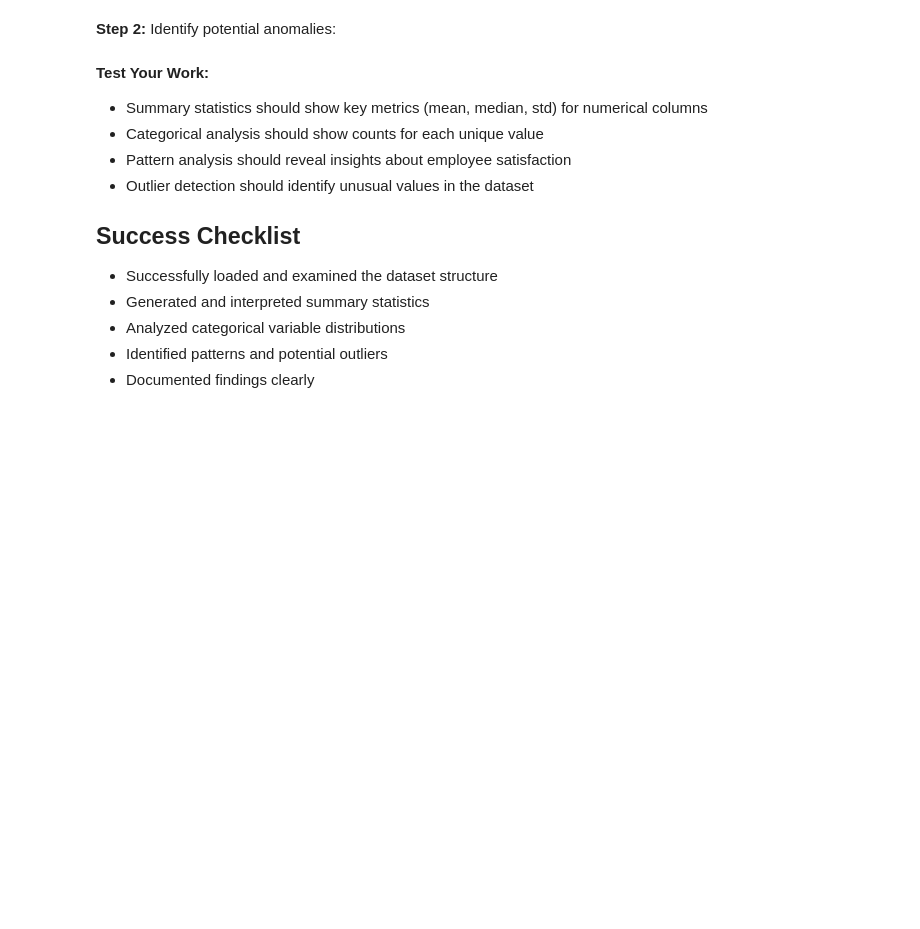
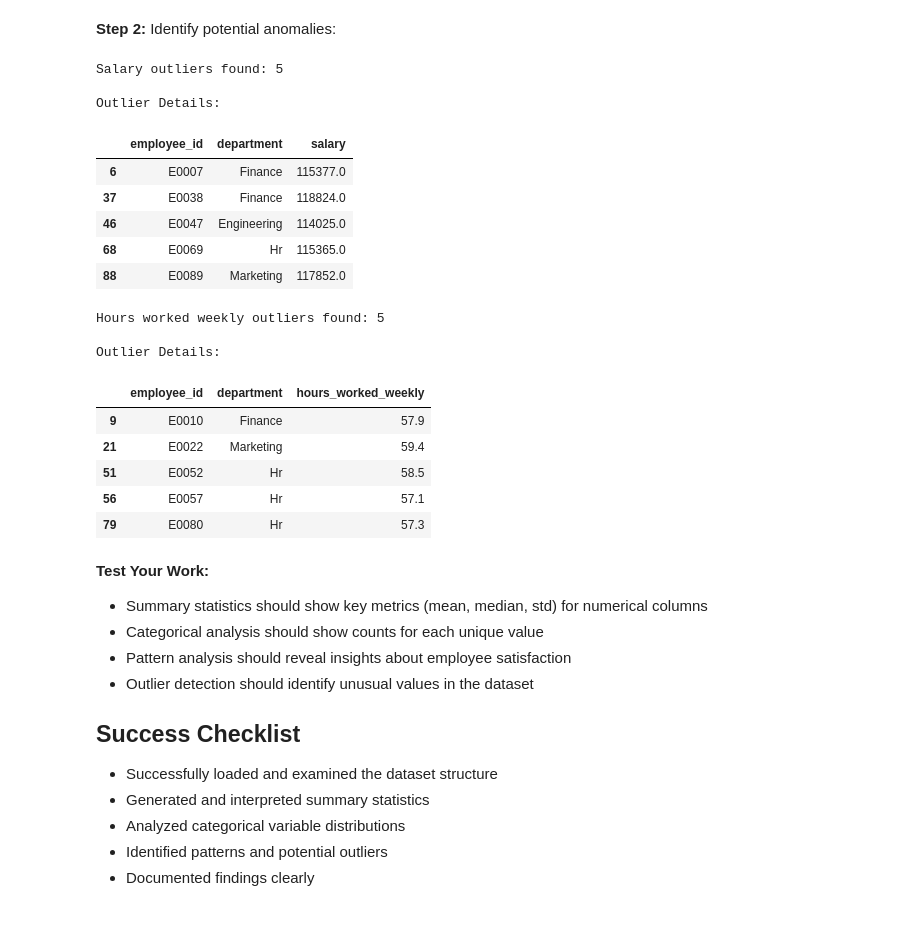
Before and after one commit to Abisais/my-data-project, a Jupyter notebook: Guided_EDA_Exercises.ipynb, the cells around one changed output. Cells and saved outputs as stored; diff of their text form; code cells hidden in the pictures; blank space fills up the shorter version.

```diff
--- a/Guided_EDA_Exercises.ipynb
+++ b/Guided_EDA_Exercises.ipynb
@@ -52,0 +112,18 @@ Now we'll calculate and interpret basic statistics.
+# %%
+# Clean and calculate value counts for work_mode and department
+df['department'] = df['department'].str.capitalize()
+df['promotion_eligible'] = df['promotion_eligible'].replace({'Y': 'Yes', 'N': 'No'})
+df['work_mode'] = df['work_mode'].str.replace('remote work','Remote').str.capitalize()
+
+df['department'] = df['department'].fillna(df['department'].mode()[0])
+df['promotion_eligible'] = df['promotion_eligible'].fillna(df['promotion_eligible'].mode()[0])
+df['work_mode'] = df['work_mode'].fillna(df['work_mode'].mode()[0])
+
+print("\nDepartment distribution:")
+print(df['department'].value_counts())
+
+print("\nPromotion distribution:")
+print(df['promotion_eligible'].value_counts())
+
+print("\nWork mode distribution:")
+print(df['work_mode'].value_counts())
@@ -64,7 +172,45 @@ Let's explore relationships between variables.
 <b>Step 2:</b> Identify potential anomalies:
 # %%
 # Check for outliers in salary and hours_worked_weekly (remember to fill NaN values with appropriate values)
-# YOUR CODE HERE
+def identify_outliers(df, column):  # We define a function with parameters for the DataFrame and column to analyze
+    Q1 = df[column].quantile(0.25)  # The quantile() method calculates the 25th percentile
+    Q3 = df[column].quantile(0.75)  # The quantile() method calculates the 75th percentile
+    IQR = Q3 - Q1                   # We manually calculate the Interquartile Range
+    lower_bound = Q1 - 1.5 * IQR    # Calculate the lower threshold for outliers using the standard formula
+    upper_bound = Q3 + 1.5 * IQR    # Calculate the upper threshold for outliers using the standard formula
+
+    # Using Boolean indexing to filter the DataFrame for values outside our bounds
+    outliers = df[(df[column] < lower_bound) | (df[column] > upper_bound)]
+    return outliers  # The function returns a DataFrame containing only the outlier rows
+
+salary_outliers = identify_outliers(df, 'salary')  # We call our custom function on the salary column
+print("Salary outliers found:", len(salary_outliers))  # The len() function counts how many outliers we found
+print("\nOutlier Details:")
+display(salary_outliers[['employee_id', 'department', 'salary']].head())  # We use double brackets to select multiple columns of interest
+
+hours_worked_outliers = identify_outliers(df, 'hours_worked_weekly')
+print("\nHours worked weekly outliers found:", len(hours_worked_outliers))  # The len() function counts how many outliers we found
+print("\nOutlier Details:")
+display(hours_worked_outliers[['employee_id','department', 'hours_worked_weekly']].head())  # We use double brackets to select multiple columns of interest
+# %% [output]
+Salary outliers found: 5
+
+Outlier Details:
+|  | employee_id | department | salary |
+| 6 | E0007 | Finance | 115377.0 |
+| 37 | E0038 | Finance | 118824.0 |
+| 46 | E0047 | Engineering | 114025.0 |
+| 68 | E0069 | Hr | 115365.0 |
+| 88 | E0089 | Marketing | 117852.0 |
+Hours worked weekly outliers found: 5
+
+Outlier Details:
+|  | employee_id | department | hours_worked_weekly |
+| 9 | E0010 | Finance | 57.9 |
+| 21 | E0022 | Marketing | 59.4 |
+| 51 | E0052 | Hr | 58.5 |
+| 56 | E0057 | Hr | 57.1 |
+| 79 | E0080 | Hr | 57.3 |
 # %% [markdown]
 <b>Test Your Work:</b>
 - Summary statistics should show key metrics (mean, median, std) for numerical columns
```
Also changed, not shown: parts of 8 cells of this notebook.
